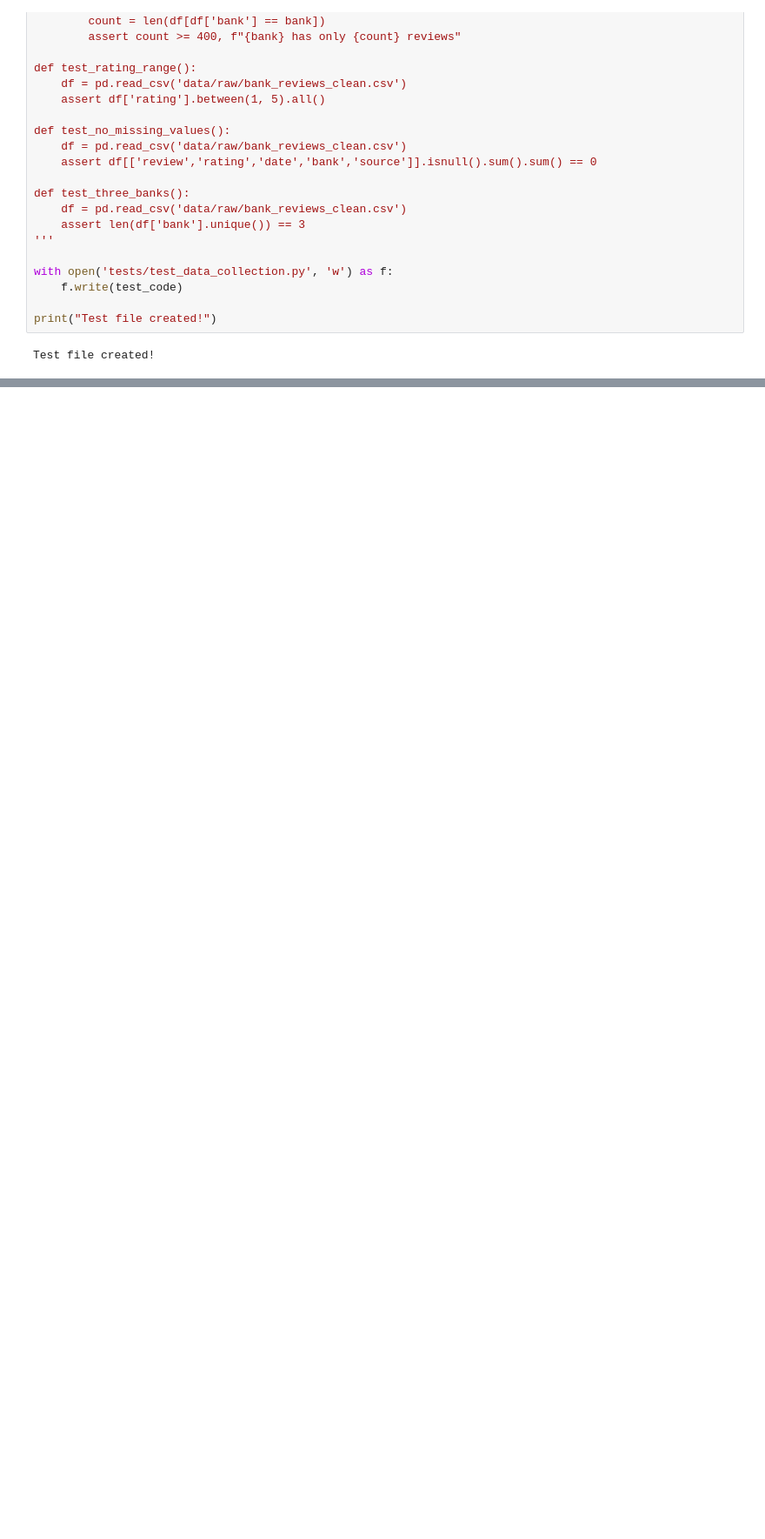
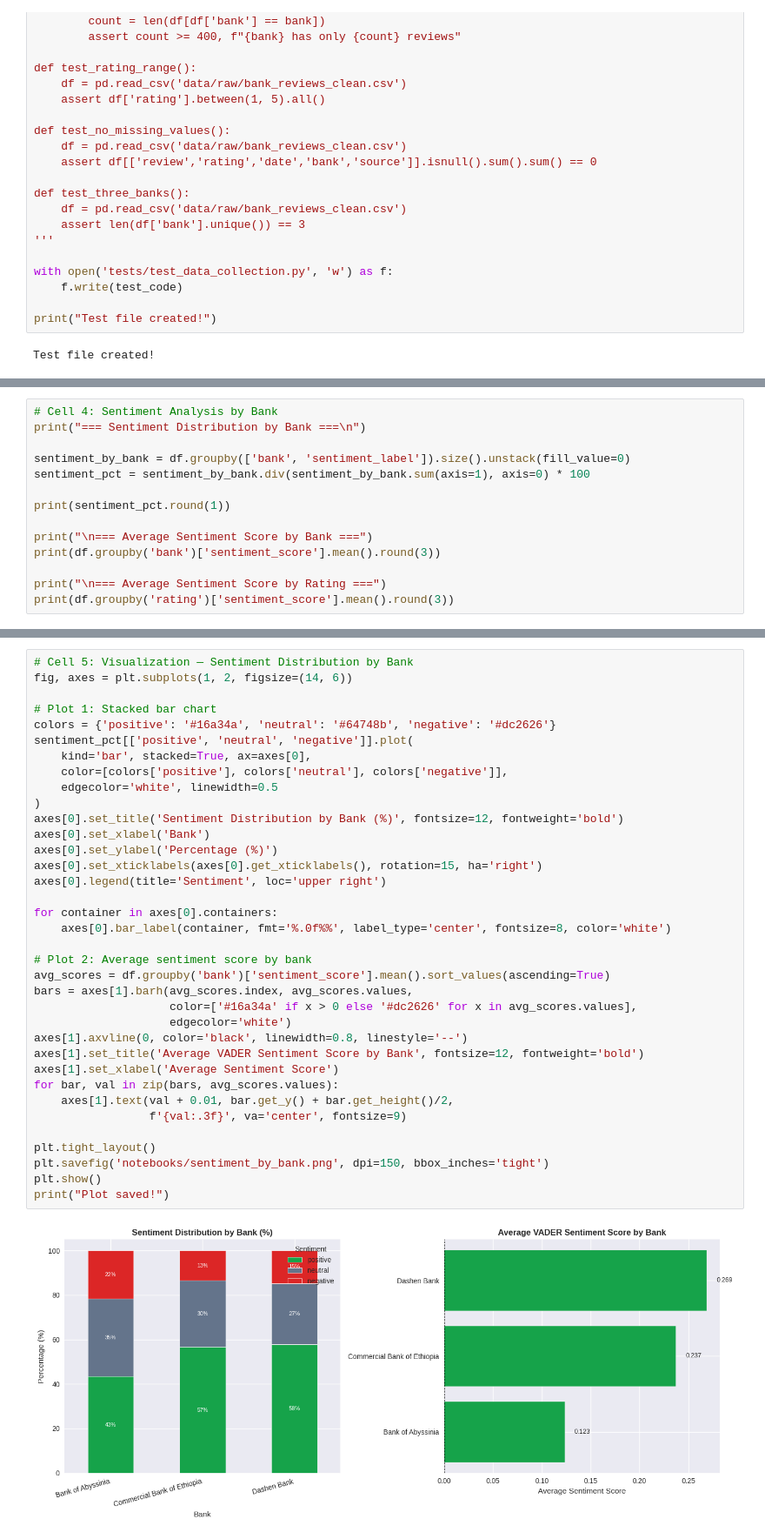
Before and after one commit to RigbeWeleslasie/fintech-review-analytics, a Jupyter notebook: notebooks/data_collection.ipynb, the cells around one changed output, grey strips where cells are left out. Shown at 87% size. Drawn from its saved outputs; the diff is of its cells as text; blank space fills up the shorter version.

Commit message:
feat: sentiment analysis and thematic analysis for all three banks

```diff
--- a/notebooks/data_collection.ipynb
+++ b/notebooks/data_collection.ipynb
@@ -448,0 +545,14 @@ Test file created!
+# %%
+# Cell 4: Sentiment Analysis by Bank
+print("=== Sentiment Distribution by Bank ===\n")
+
+sentiment_by_bank = df.groupby(['bank', 'sentiment_label']).size().unstack(fill_value=0)
+sentiment_pct = sentiment_by_bank.div(sentiment_by_bank.sum(axis=1), axis=0) * 100
+
+print(sentiment_pct.round(1))
+
+print("\n=== Average Sentiment Score by Bank ===")
+print(df.groupby('bank')['sentiment_score'].mean().round(3))
+
+print("\n=== Average Sentiment Score by Rating ===")
+print(df.groupby('rating')['sentiment_score'].mean().round(3))
@@ -448,0 +577,38 @@ Test file created!
+# %%
+# Cell 5: Visualization — Sentiment Distribution by Bank
+fig, axes = plt.subplots(1, 2, figsize=(14, 6))
+
+# Plot 1: Stacked bar chart
+colors = {'positive': '#16a34a', 'neutral': '#64748b', 'negative': '#dc2626'}
+sentiment_pct[['positive', 'neutral', 'negative']].plot(
+    kind='bar', stacked=True, ax=axes[0],
+    color=[colors['positive'], colors['neutral'], colors['negative']],
+    edgecolor='white', linewidth=0.5
+)
+axes[0].set_title('Sentiment Distribution by Bank (%)', fontsize=12, fontweight='bold')
+axes[0].set_xlabel('Bank')
+axes[0].set_ylabel('Percentage (%)')
+axes[0].set_xticklabels(axes[0].get_xticklabels(), rotation=15, ha='right')
+axes[0].legend(title='Sentiment', loc='upper right')
+
+for container in axes[0].containers:
+    axes[0].bar_label(container, fmt='%.0f%%', label_type='center', fontsize=8, color='white')
+
+# Plot 2: Average sentiment score by bank
+avg_scores = df.groupby('bank')['sentiment_score'].mean().sort_values(ascending=True)
+bars = axes[1].barh(avg_scores.index, avg_scores.values,
+                    color=['#16a34a' if x > 0 else '#dc2626' for x in avg_scores.values],
+                    edgecolor='white')
+axes[1].axvline(0, color='black', linewidth=0.8, linestyle='--')
+axes[1].set_title('Average VADER Sentiment Score by Bank', fontsize=12, fontweight='bold')
+axes[1].set_xlabel('Average Sentiment Score')
+for bar, val in zip(bars, avg_scores.values):
+    axes[1].text(val + 0.01, bar.get_y() + bar.get_height()/2,
+                 f'{val:.3f}', va='center', fontsize=9)
+
+plt.tight_layout()
+plt.savefig('notebooks/sentiment_by_bank.png', dpi=150, bbox_inches='tight')
+plt.show()
+print("Plot saved!")
+# %% [output]
+[figure, added]
```
Also changed, not shown: parts of 8 cells of this notebook, 3 other files.
